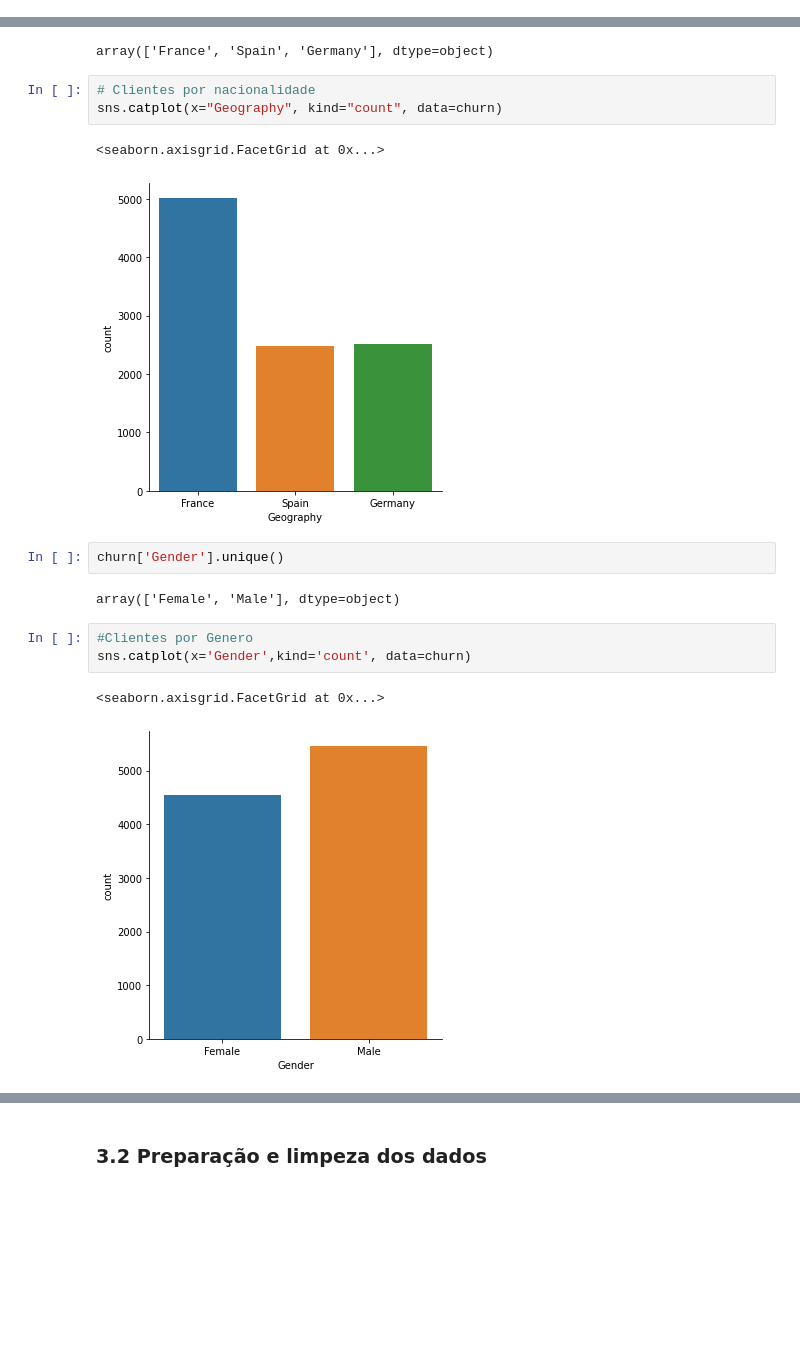
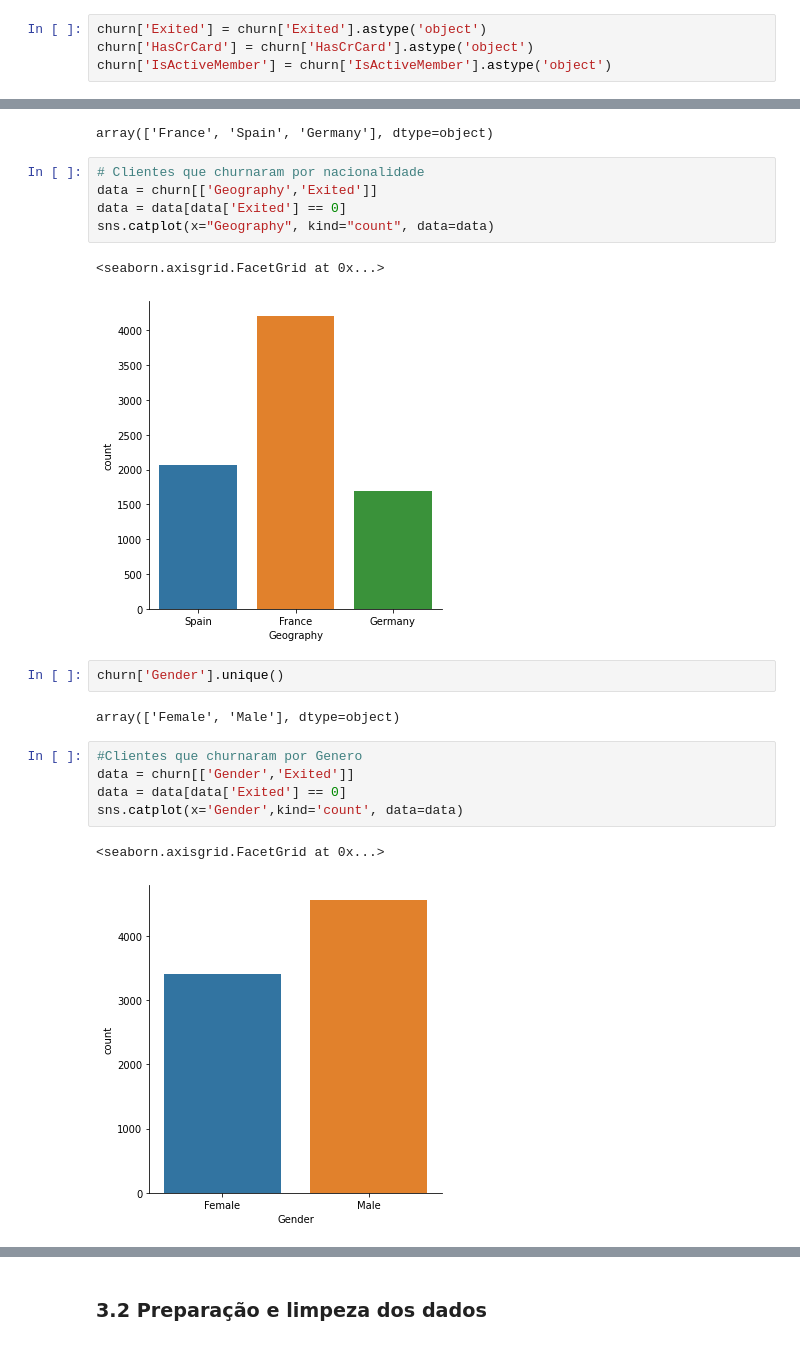
Before and after one commit to BielSousa/br-classification-project, a Jupyter notebook: classification_project_br.ipynb, the cells around one changed output, grey strips where cells are left out. Cells and saved outputs as stored; diff of their text form; blank space fills up the shorter version.

```diff
--- a/classification_project_br.ipynb
+++ b/classification_project_br.ipynb
@@ -137,4 +137,8 @@ Data columns (total 14 columns):
  13  Exited           10000 non-null  int64
 dtypes: float64(2), int64(9), object(3)
 memory usage: 1.1+ MB
+# %%
+churn['Exited'] = churn['Exited'].astype('object')
+churn['HasCrCard'] = churn['HasCrCard'].astype('object')
+churn['IsActiveMember'] = churn['IsActiveMember'].astype('object')
 # %%
@@ -157,19 +161,23 @@ churn['Geography'].unique()
 # %% [output]
 array(['France', 'Spain', 'Germany'], dtype=object)
 # %%
-# Clientes por nacionalidade
-sns.catplot(x="Geography", kind="count", data=churn)
+# Clientes que churnaram por nacionalidade
+data = churn[['Geography','Exited']]
+data = data[data['Exited'] == 0]
+sns.catplot(x="Geography", kind="count", data=data)
 # %% [output]
 <seaborn.axisgrid.FacetGrid at 0x...>
-[figure, old version]
+[figure, new version]
 # %%
 churn['Gender'].unique()
 # %% [output]
 array(['Female', 'Male'], dtype=object)
 # %%
-#Clientes por Genero
-sns.catplot(x='Gender',kind='count', data=churn)
+#Clientes que churnaram por Genero
+data = churn[['Gender','Exited']]
+data = data[data['Exited'] == 0]
+sns.catplot(x='Gender',kind='count', data=data)
 # %% [output]
 <seaborn.axisgrid.FacetGrid at 0x...>
-[figure, old version]
+[figure, new version]
 # %%
```
Also changed, not shown: parts of 31 cells of this notebook.
